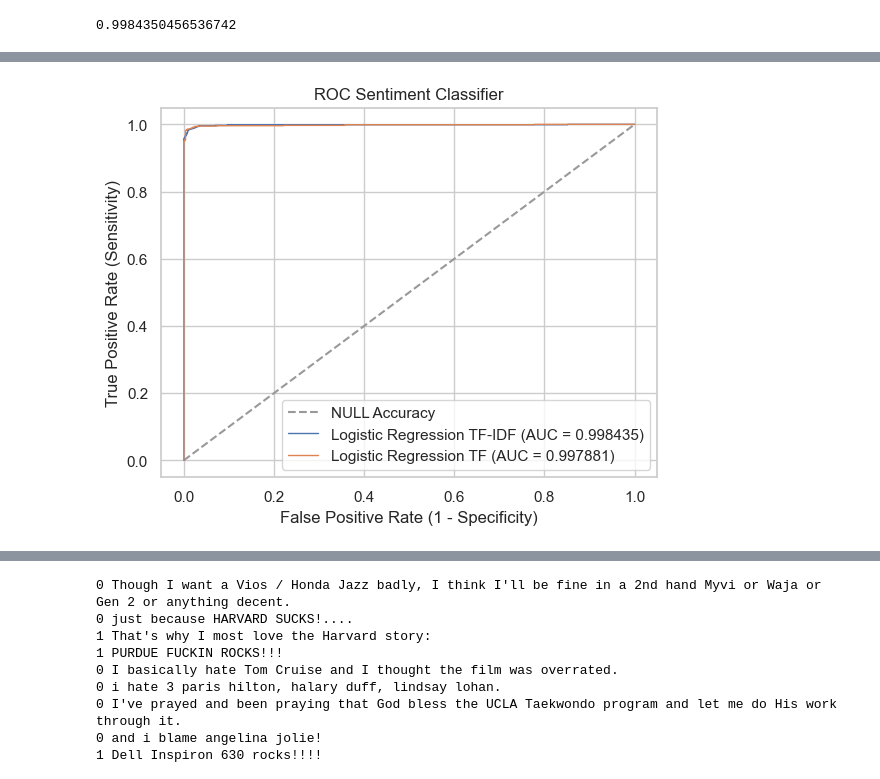
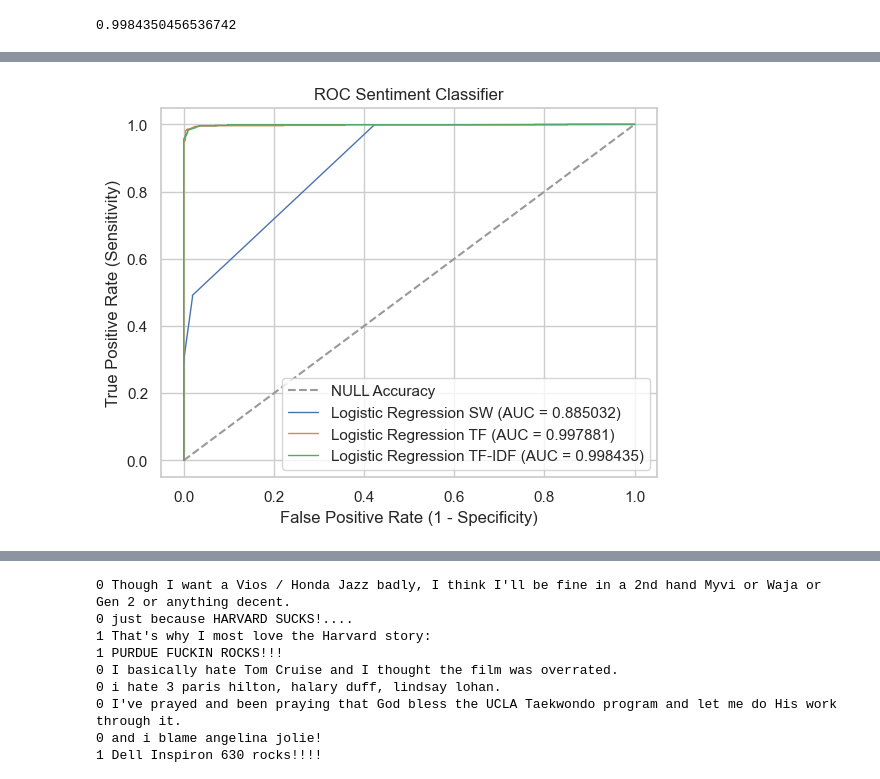
Before and after one commit to agomolka/MAThesisSentimentAnalysis, a Jupyter notebook: Social_Media_Text_Sentiment_Analysis.ipynb, the cells around one changed output, grey strips where cells are left out. Cells and saved outputs as stored; diff of their text form; code cells hidden in the pictures.

```diff
--- a/Social_Media_Text_Sentiment_Analysis.ipynb
+++ b/Social_Media_Text_Sentiment_Analysis.ipynb
@@ -215,5 +225,4 @@ comment_tfidf_nd.shape
 # %%
-df = pd.DataFrame(comment_tf_nd, columns=count_vect.get_feature_names_out())
-print("Document Term Matrix: ")
-df.head(5)
+print("Comments term frequency (CountVectorize): ")
+pd.DataFrame(comment_tf_nd, columns=count_vect.get_feature_names_out()).head(5)
 # %% [output]
@@ -225,3 +234,8 @@ Document Term Matrix:
 | 3 | 0 | 0 | 0 | 0 | 0 | 0 | 0 | 0 | 0 | 0 | ... | ... |
 | 4 | 0 | 0 | 0 | 0 | 0 | 0 | 0 | 0 | 0 | 0 | ... | ... |
 5 rows × 100 columns
+# %%
+tfidf_vect = TfidfVectorizer(analyzer='word', tokenizer=tokenize, lowercase=True, stop_words='english', max_features=100, smooth_idf=False)
+comment_tfidf = tfidf_vect.fit_transform(train_data_df.comment.tolist() + test_data_df.comment.tolist())
+comment_tfidf_nd = comment_tfidf.toarray()
+comment_tfidf_nd.shape
@@ -306,16 +301,18 @@ roc_auc_tf
 # %%
 #tf-idf linear classifier
 # train and validation set split
-X_train_tfidf, X_test_tfidf, y_train_tfidf, y_test_tfidf  = train_test_split(comment_tfidf_nd[0:len(train_data_df)], train_data_df.sentiment, train_size=0.75, random_state=1, stratify=train_data_df.sentiment)
-from sklearn.linear_model import LogisticRegression
-# Logistic Regression Classifier
+X_train_tfidf, X_test_tfidf, y_train_tfidf, y_test_tfidf = train_test_split(comment_tfidf_nd[0:len(train_data_df)],
+                                                                             train_data_df.sentiment,
+                                                                             train_size=0.75,
+                                                                             random_state=1,
+                                                                             stratify=train_data_df.sentiment)
+
 log_tfidf_model = LogisticRegression()
 log_tfidf_model = log_tfidf_model.fit(X=X_train_tfidf, y=y_train_tfidf)
 # classifier to label an evaluation set
 y_pred_tfidf = log_tfidf_model.predict(X=X_test_tfidf)
 y_pred_prob_tfidf = log_tfidf_model.predict_proba(X=X_test_tfidf)[:,1]
-# predictive scores for a model
-from sklearn import metrics
+
 print(metrics.classification_report(y_test_tfidf, y_pred_tfidf))
 # %% [output]
               precision    recall  f1-score   support
@@ -332,3 +329,22 @@ roc_auc_tfidf = metrics.auc(fpr_tfidf, tpr_tfidf)
 roc_auc_tfidf
 # %% [output]
 0.9984350456536742
+# %%
+#tf-idf linear classifier
+# train and validation set split
+X_train_tf, X_test_tf, y_train_tf, y_test_tf  = train_test_split(comment_tf_nd[0:len(train_data_df)],
+                                                                 train_data_df.sentiment,
+                                                                 train_size=0.75,
+                                                                 random_state=1,
+                                                                 stratify=train_data_df.sentiment)
+
+log_tf_model = LogisticRegression()
+log_tf_model = log_tf_model.fit(X=X_train_tf, y=y_train_tf)
+# classifier to label an evaluation set
+y_pred_tf = log_tf_model.predict(X=X_test_tf)
+y_pred_prob_tf = log_tf_model.predict_proba(X=X_test_tf)[:,1]
+
+print(metrics.classification_report(y_test_tf, y_pred_tf))
+fpr_tf, tpr_tf, thresholds = metrics.roc_curve(y_test_tf, y_pred_prob_tf)
+roc_auc_tf = metrics.auc(fpr_tf, tpr_tf)
+roc_auc_tf
@@ -335,16 +361,16 @@ roc_auc_tfidf
 # %%
 # ROC curves of both the Classifiers
 sns.set(style='whitegrid', context='notebook')
 plt.xlim([-0.05, 1.05])
 plt.ylim([-0.05, 1.05])
 plt.plot([0, 1], [0, 1], '--', color=(0.6, 0.6, 0.6), label='NULL Accuracy')
+plt.plot(fpr_sw, tpr_sw, lw=1, label='Logistic Regression SW (AUC = %0.6f)' % roc_auc_sw)
+plt.plot(fpr_tf, tpr_tf, lw=1, label='Logistic Regression TF (AUC = %0.6f)' % roc_auc_tf)
 plt.plot(fpr_tfidf, tpr_tfidf, lw=1, label='Logistic Regression TF-IDF (AUC = %0.6f)' % roc_auc_tfidf)
-plt.plot(fpr_tf, tpr_tf, lw=1, label='Logistic Regression TF (AUC = %0.6f)' % roc_auc_tf)
-#plt.plot(fpr_sw, tpr_sw, lw=1, label='Logistic Regression SW (AUC = %0.6f)' % roc_auc_tf)
 plt.title('ROC Sentiment Classifier')
 plt.xlabel('False Positive Rate (1 - Specificity)')
 plt.ylabel('True Positive Rate (Sensitivity)')
 plt.legend(loc="lower right")
 plt.grid(True)
 # %% [output]
-[figure, old version]
+[figure, new version]
```
Also changed, not shown: parts of 36 cells of this notebook.
